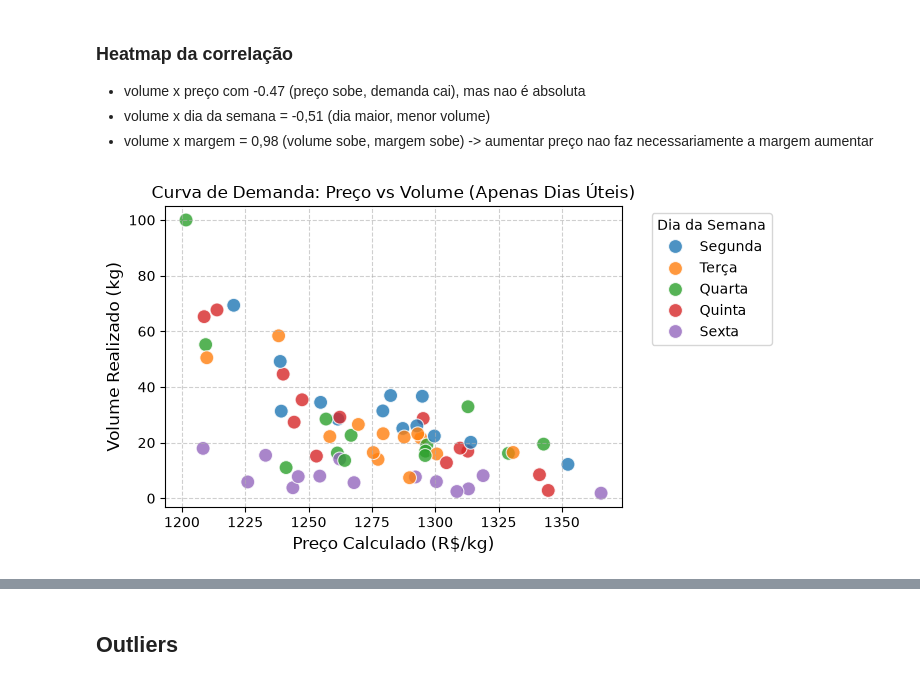
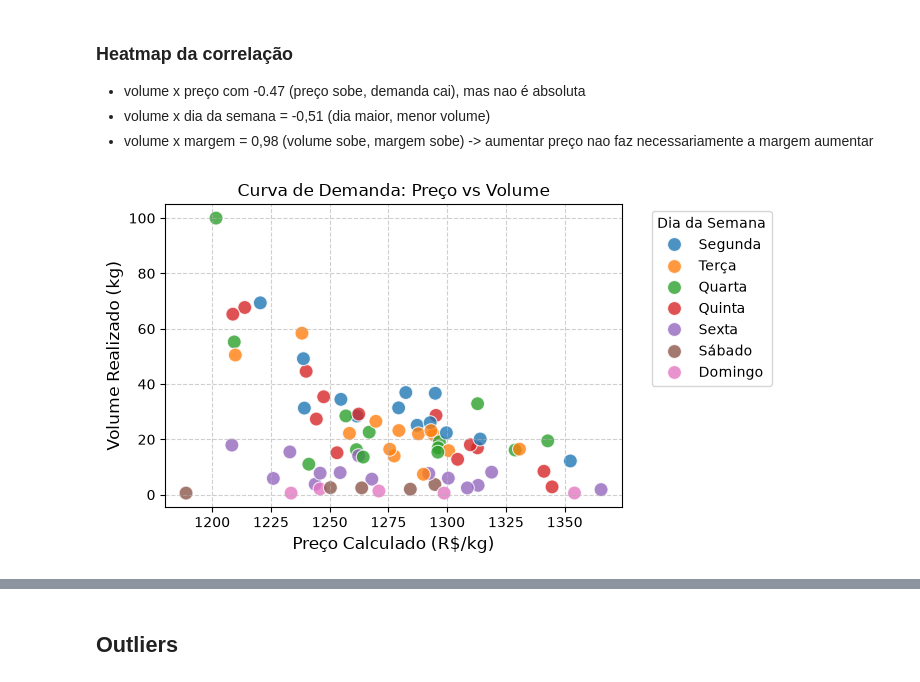
Before and after one commit to natfaria/2026-resolucao_problemas, a Jupyter notebook: 2026_resolucao_problemas/notebooks/01-EDA.ipynb, the cells around one changed output, grey strips where cells are left out. Saved outputs shown, nothing was run; the diff lists cells and outputs as text; code cells hidden in the pictures.

```diff
--- a/2026_resolucao_problemas/notebooks/01-EDA.ipynb
+++ b/2026_resolucao_problemas/notebooks/01-EDA.ipynb
@@ -469,20 +473,15 @@ plt.show()
 # %%
-# Isolando apenas os dias úteis (Segunda a Sexta) usando o dia numérico
-df_uteis = df_treino[~df_treino['Data'].dt.dayofweek.isin([5, 6])]
-
 plt.figure(figsize=(7, 4))
-
-# Scatterplot: Alteramos o hue para 'Dia da Semana'
-sns.scatterplot(data=df_uteis, x='Preço', y='Volume Realizado (kg)',
-                hue='Dia da Semana', hue_order=['Segunda', 'Terça', 'Quarta', 'Quinta', 'Sexta'],
+sns.scatterplot(data=df_treino, x='Preço', y='Volume Realizado (kg)',
+                hue='Dia da Semana', hue_order=['Segunda', 'Terça', 'Quarta', 'Quinta', 'Sexta', 'Sábado', 'Domingo'],
                 palette="tab10", s=100, alpha=0.8)
 
-plt.title("Curva de Demanda: Preço vs Volume (Apenas Dias Úteis)", fontsize=12)
+plt.title("Curva de Demanda: Preço vs Volume", fontsize=12)
 plt.xlabel("Preço Calculado (R$/kg)", fontsize=12)
 plt.ylabel("Volume Realizado (kg)", fontsize=12)
 plt.legend(title="Dia da Semana", bbox_to_anchor=(1.05, 1), loc='upper left')
 plt.grid(True, linestyle='--', alpha=0.6)
 plt.tight_layout()
 plt.show()
 # %% [output]
-[figure, old version]
+[figure, new version]
```
Also changed, not shown: parts of 7 cells of this notebook.
